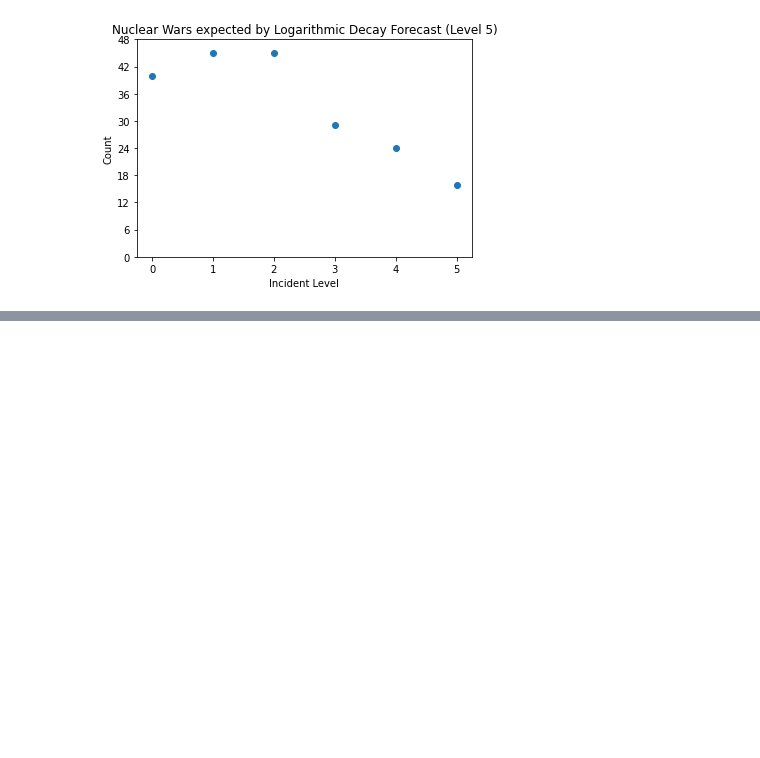
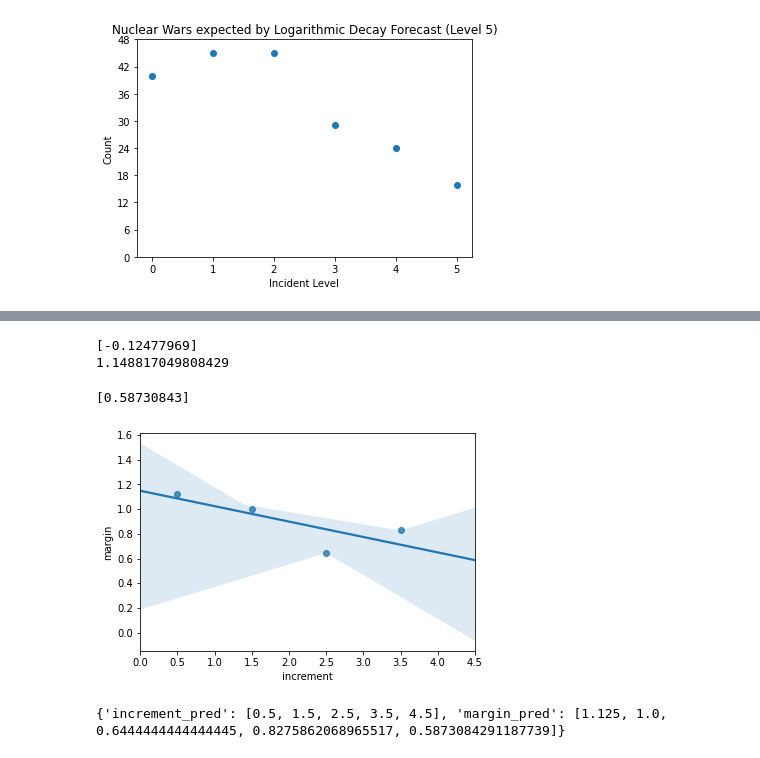
Before and after one commit to ddodds42/cwmd_data_project, a Jupyter notebook: Probability_of_war/Near_Miss_classification_counts.ipynb, the cells around one changed output, grey strips where cells are left out. Saved outputs shown, nothing was run; the diff lists cells and outputs as text; code cells hidden in the pictures; blank space fills up the shorter version.

Commit message:
Modelling a lower bound probability

```diff
--- a/Probability_of_war/Near_Miss_classification_counts.ipynb
+++ b/Probability_of_war/Near_Miss_classification_counts.ipynb
@@ -222,0 +250,33 @@ plt.show()
+# %%
+target_m = 'margin'
+
+X_train_m = df_mult_decay[features]
+y_train_m = df_mult_decay[target_m]
+
+model_m.fit(X_train_m, y_train_m)
+
+print(model_m.coef_)
+print(model_m.intercept_)
+# %% [output]
+[-0.12477969]
+1.148817049808429
+# %%
+launch_marg = model_m.predict([[4.5]])
+print(launch_marg)
+# %% [output]
+[0.58730843]
+# %%
+plt.xlim(0,4.5)
+sb.regplot(x=df_mult_decay['increment'], y=df_mult_decay['margin'], truncate=False);
+# %% [output]
+[figure, added]
+# %%
+margin_pred = margin
+margin_pred.append(launch_marg[0])
+
+df_mult_decay_pred_dict = {'increment_pred':increment_pred, 'margin_pred':margin_pred}
+
+# print(increment)
+print(df_mult_decay_pred_dict)
+# %% [output]
+{'increment_pred': [0.5, 1.5, 2.5, 3.5, 4.5], 'margin_pred': [1.125, 1.0, 0.6444444444444445, 0.8275862068965517, 0.5873084291187739]}
```
Also changed, not shown: parts of 10 cells of this notebook, 1 other file.
